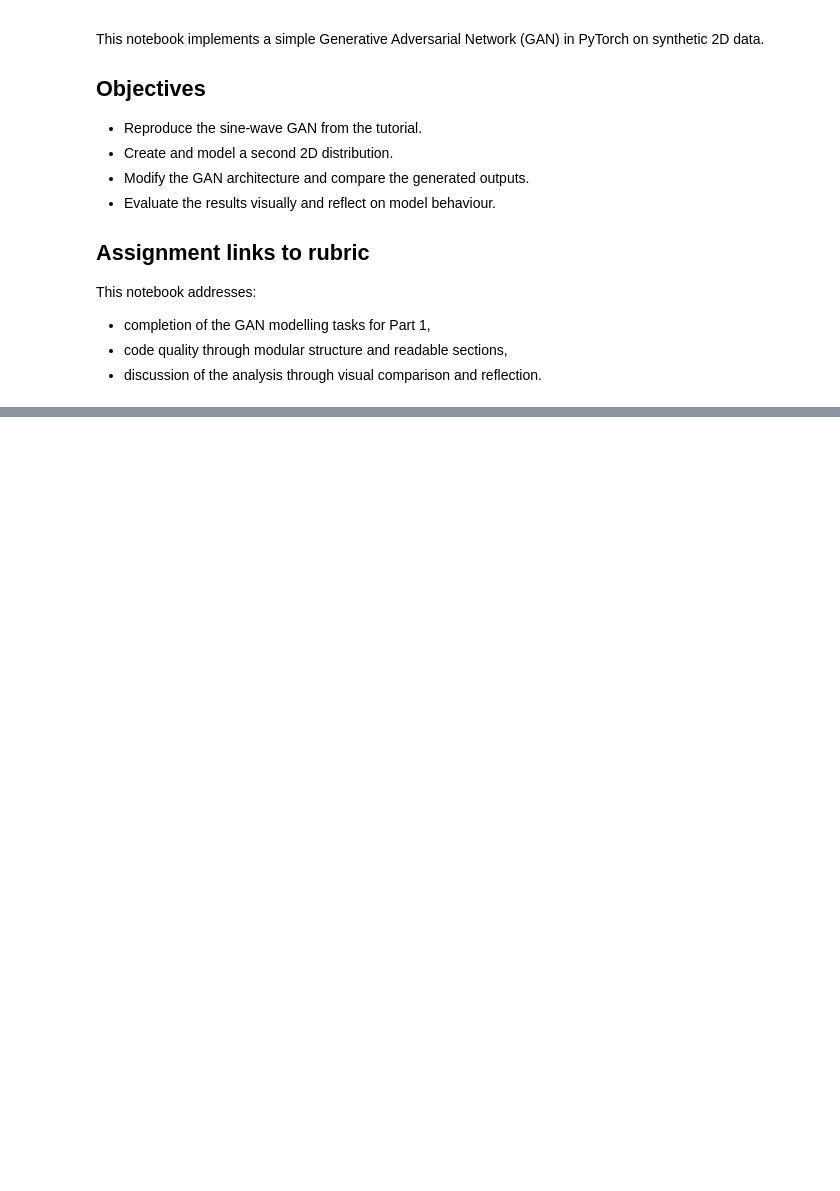
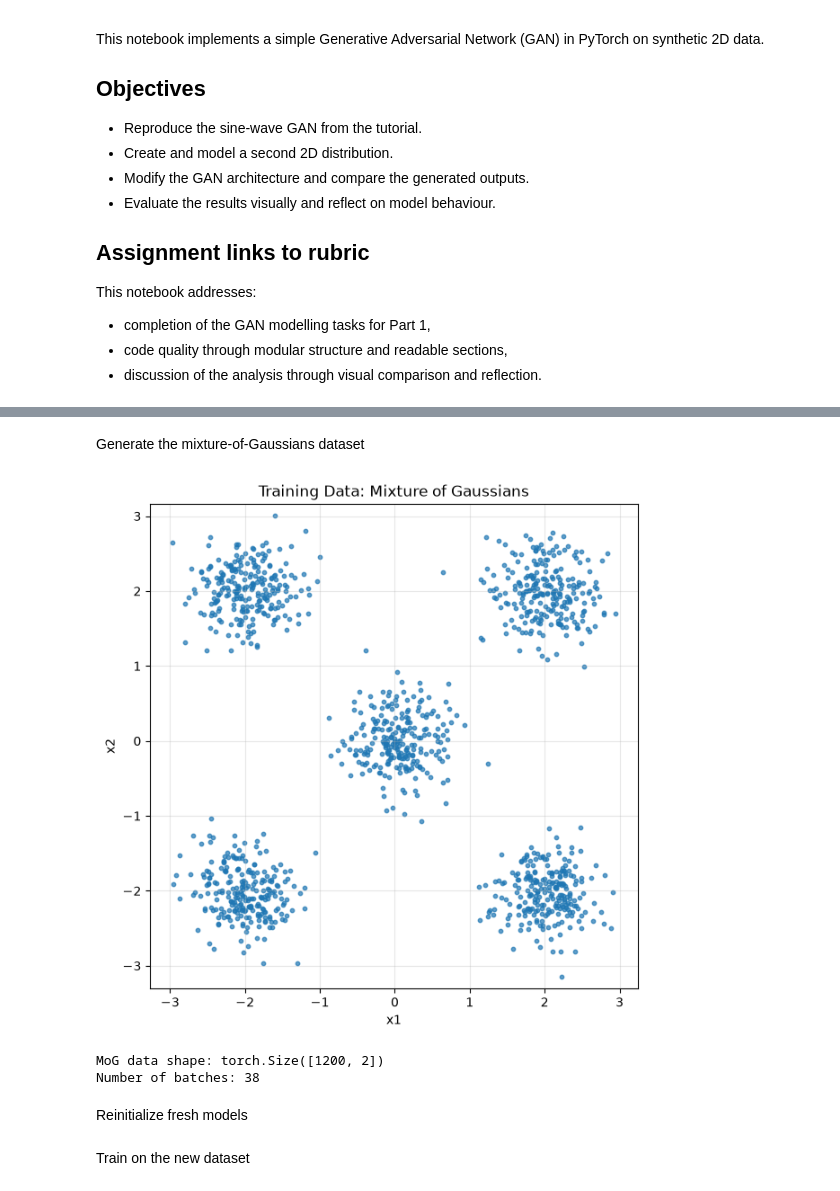
Before and after one commit to indhu0204/gan-case-study-7PAM2016, a Jupyter notebook: notebooks/part1_toy_2d_gans.ipynb, the cells around one changed output, grey strips where cells are left out. Drawn from its saved outputs; the diff is of its cells as text; code cells hidden in the pictures; blank space fills up the shorter version.

```diff
--- a/notebooks/part1_toy_2d_gans.ipynb
+++ b/notebooks/part1_toy_2d_gans.ipynb
@@ -34,0 +332,46 @@ ModuleNotFoundError: No module named 'torch'
+# %% [markdown]
+Generate the mixture-of-Gaussians dataset
+# %%
+def generate_mixture_of_gaussians(n_samples=1200):
+    centers = torch.tensor([
+        [-2.0, -2.0],
+        [-2.0,  2.0],
+        [ 2.0, -2.0],
+        [ 2.0,  2.0],
+        [ 0.0,  0.0]
+    ], dtype=torch.float32)
+
+    samples_per_cluster = n_samples // len(centers)
+    all_samples = []
+
+    for center in centers:
+        cluster = center + 0.35 * torch.randn(samples_per_cluster, 2)
+        all_samples.append(cluster)
+
+    data = torch.cat(all_samples, dim=0)
+    labels = torch.zeros(data.size(0))
+    dataset = [(data[i], labels[i]) for i in range(data.size(0))]
+    return data, dataset
+
+
+mog_data, mog_dataset = generate_mixture_of_gaussians(n_samples=1200)
+
+plt.figure(figsize=(7, 7))
+plt.scatter(mog_data[:, 0], mog_data[:, 1], s=10, alpha=0.7)
+plt.title("Training Data: Mixture of Gaussians")
+plt.xlabel("x1")
+plt.ylabel("x2")
+plt.grid(True, alpha=0.3)
+plt.axis("equal")
+plt.show()
+
+mog_loader = DataLoader(mog_dataset, batch_size=32, shuffle=True)
+
+print("MoG data shape:", mog_data.shape)
+print("Number of batches:", len(mog_loader))
+# %% [output]
+[figure, added]
+MoG data shape: torch.Size([1200, 2])
+Number of batches: 38
+# %% [markdown]
+Reinitialize fresh models
@@ -34,0 +386,2 @@ ModuleNotFoundError: No module named 'torch'
+# %% [markdown]
+Train on the new dataset
```
Also changed, not shown: parts of 41 cells of this notebook, 2 other files.
